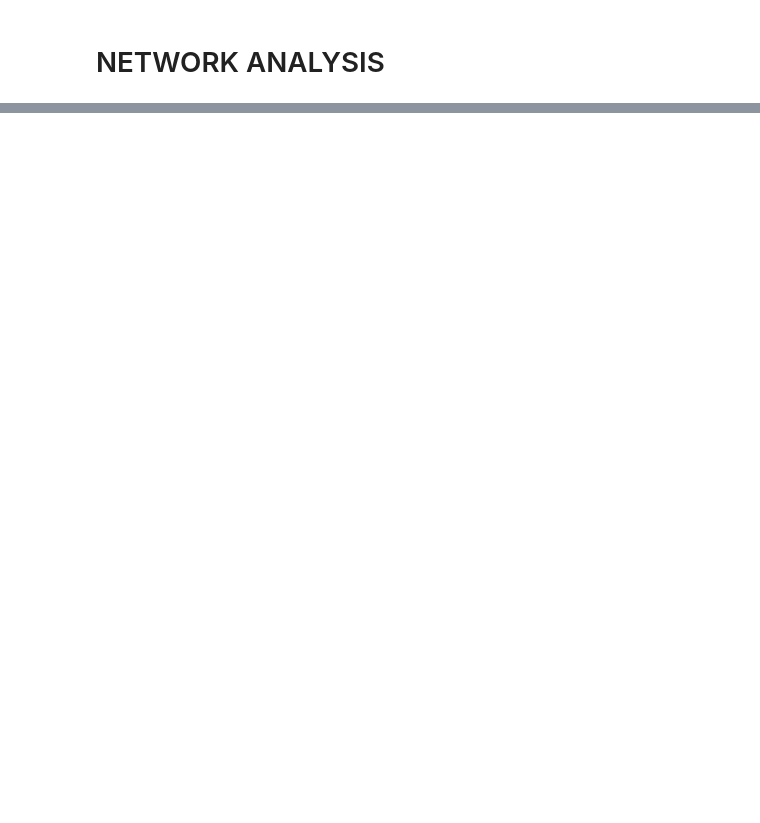
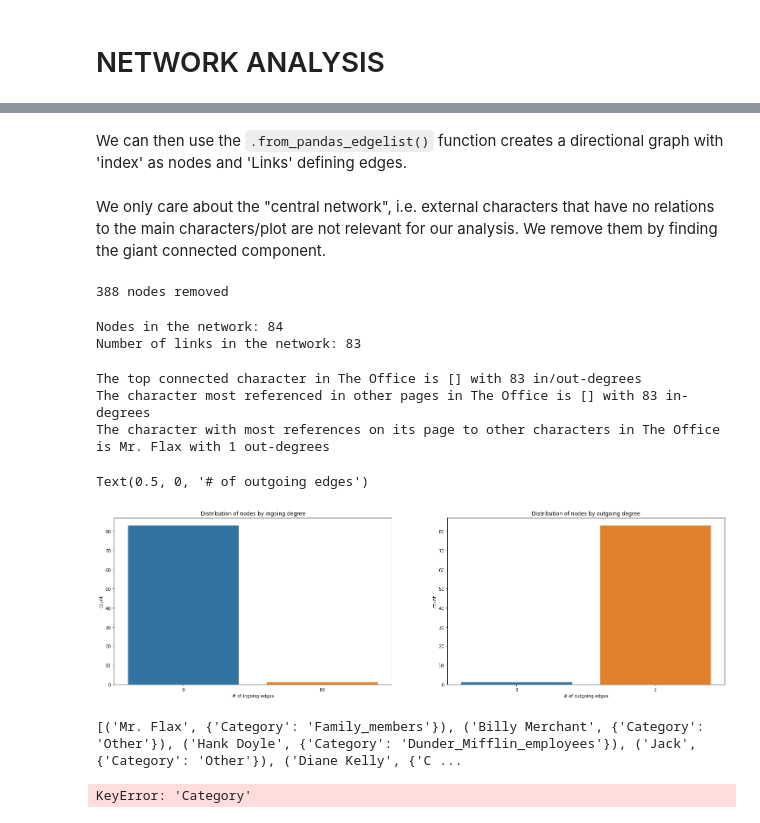
Before and after one commit to nklingen/SocialGraphsProject, a Jupyter notebook: Network_analysis.ipynb, the cells around one changed output, grey strips where cells are left out. Drawn from its saved outputs; the diff is of its cells as text; code cells hidden in the pictures; blank space fills up the shorter version.

Commit message:
Add network analysis

```diff
--- a/Network_analysis.ipynb
+++ b/Network_analysis.ipynb
@@ -41,0 +15,2 @@ The undirected network has 4434 edges.
+# %%
+df.rename(columns={'Unnamed: 0': 'index'}, inplace=True)
@@ -41,0 +19,3 @@ The undirected network has 4434 edges.
+# %%
+df_exploded = df.explode("Links")
+df_exploded
@@ -41,0 +36,45 @@ The undirected network has 4434 edges.
+# %%
+G = nx.from_pandas_edgelist(df=df_exploded, source='index', target='Links', create_using=nx.DiGraph())
+#G.remove_node(np.nan)
+# %% [markdown]
+We can then use the <code>.from_pandas_edgelist()</code> function creates a directional graph with 'index' as nodes and 'Links' defining edges.
+# %% [markdown]
+We only care about the "central network", i.e. external characters that have no relations to the main characters/plot are not relevant for our analysis. We remove them by finding the giant connected component.
+# %%
+GCC = G.subgraph(sorted(nx.weakly_connected_components(G), key=len, reverse=True)[0])
+print(f"{len(G.nodes()) - len(GCC.nodes)} nodes removed")
+# %% [output]
+388 nodes removed
+# %%
+print(f"Nodes in the network: {GCC.number_of_nodes()}")
+print(f"Number of links in the network: {GCC.number_of_edges()}")
+# %% [output]
+Nodes in the network: 84
+Number of links in the network: 83
+# %%
+top_connected = sorted(GCC.degree, key=lambda x: x[1], reverse=True)[:1]
+top_in = sorted(GCC.in_degree, key=lambda x: x[1], reverse=True)[:1]
+top_out = sorted(GCC.out_degree, key=lambda x: x[1], reverse=True)[:15]
+
+print("The top connected character in The Office is {} with {} in/out-degrees".format(top_connected[0][0], top_connected[0][1]))
+print("The character most referenced in other pages in The Office is {} with {} in-degrees".format(top_in[0][0], top_in[0][1]))
+print("The character with most references on its page to other characters in The Office is {} with {} out-degrees".format(top_out[0][0], top_out[0][1]))
+# %% [output]
+The top connected character in The Office is [] with 83 in/out-degrees
+The character most referenced in other pages in The Office is [] with 83 in-degrees
+The character with most references on its page to other characters in The Office is Mr. Flax with 1 out-degrees
+# %%
+fig, axs = plt.subplots(1, 2)
+fig.set_size_inches(25,7)
+
+
+sns.countplot(list(dict(GCC.in_degree).values()), ax=axs[0])
+axs[0].set_title("Distribution of nodes by ingoing degree")
+axs[0].set_xlabel("# of ingoing edges")
+
+sns.countplot(list(dict(GCC.out_degree).values()), ax=axs[1])
+axs[1].set_title("Distribution of nodes by outgoing degree")
+axs[1].set_xlabel("# of outgoing edges")
+# %% [output]
+Text(0.5, 0, '# of outgoing edges')
+[figure, added]
@@ -41,0 +93,4 @@ The undirected network has 4434 edges.
+# %%
+print([(x,y) for x,y in GCC.nodes(data=True)][:5])
+# %% [output]
+[('Mr. Flax', {'Category': 'Family_members'}), ('Billy Merchant', {'Category': 'Other'}), ('Hank Doyle', {'Category': 'Dunder_Mifflin_employees'}), ('Jack', {'Category': 'Other'}), ('Diane Kelly', {'C ...
@@ -41,0 +100,4 @@ The undirected network has 4434 edges.
+# %%
+colors = [color_map[undirected_G.nodes(data=True)[node]['Category']] for node in undirected_G.nodes() if node != "Mentioned characters"]
+# %% [output]
+KeyError: 'Category'
```
Also changed, not shown: parts of 14 cells of this notebook.
